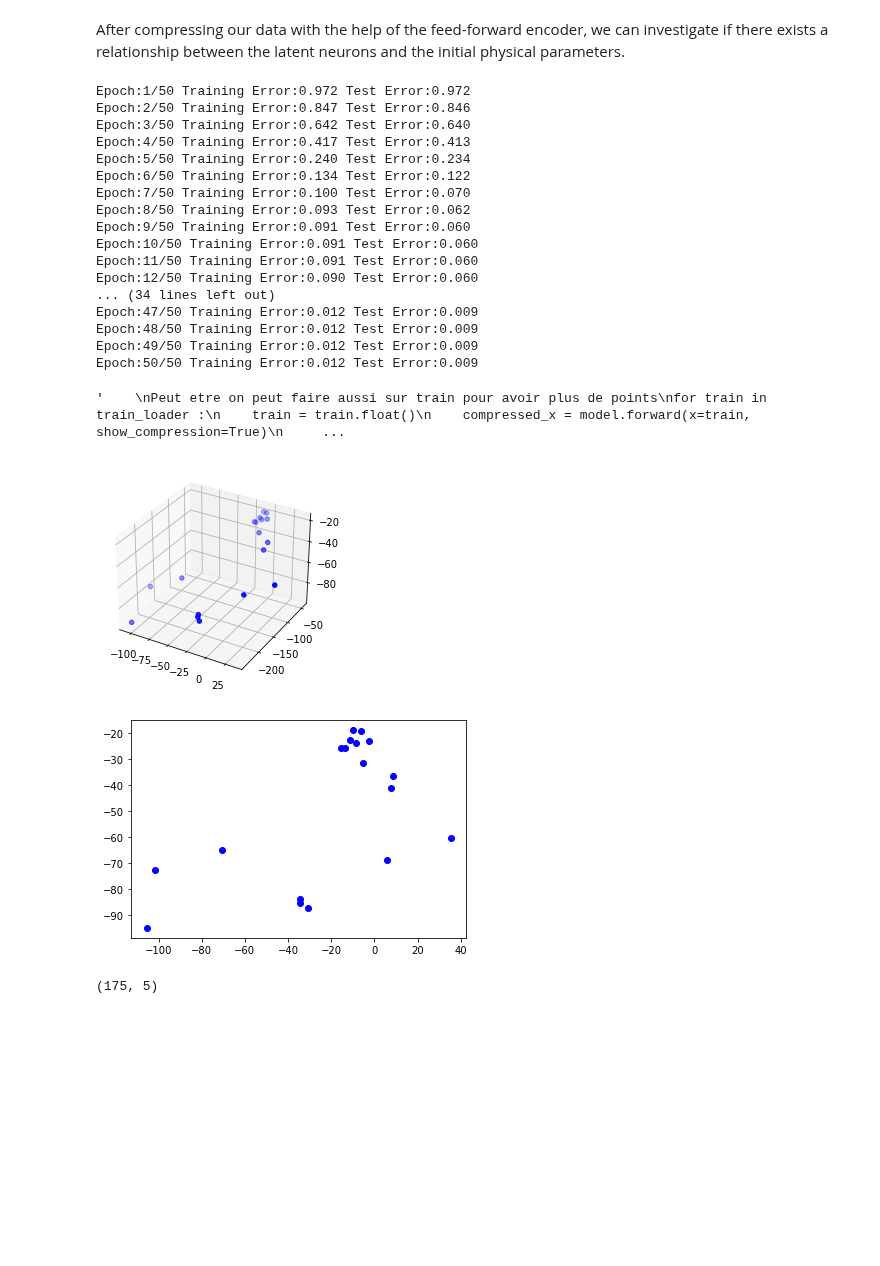
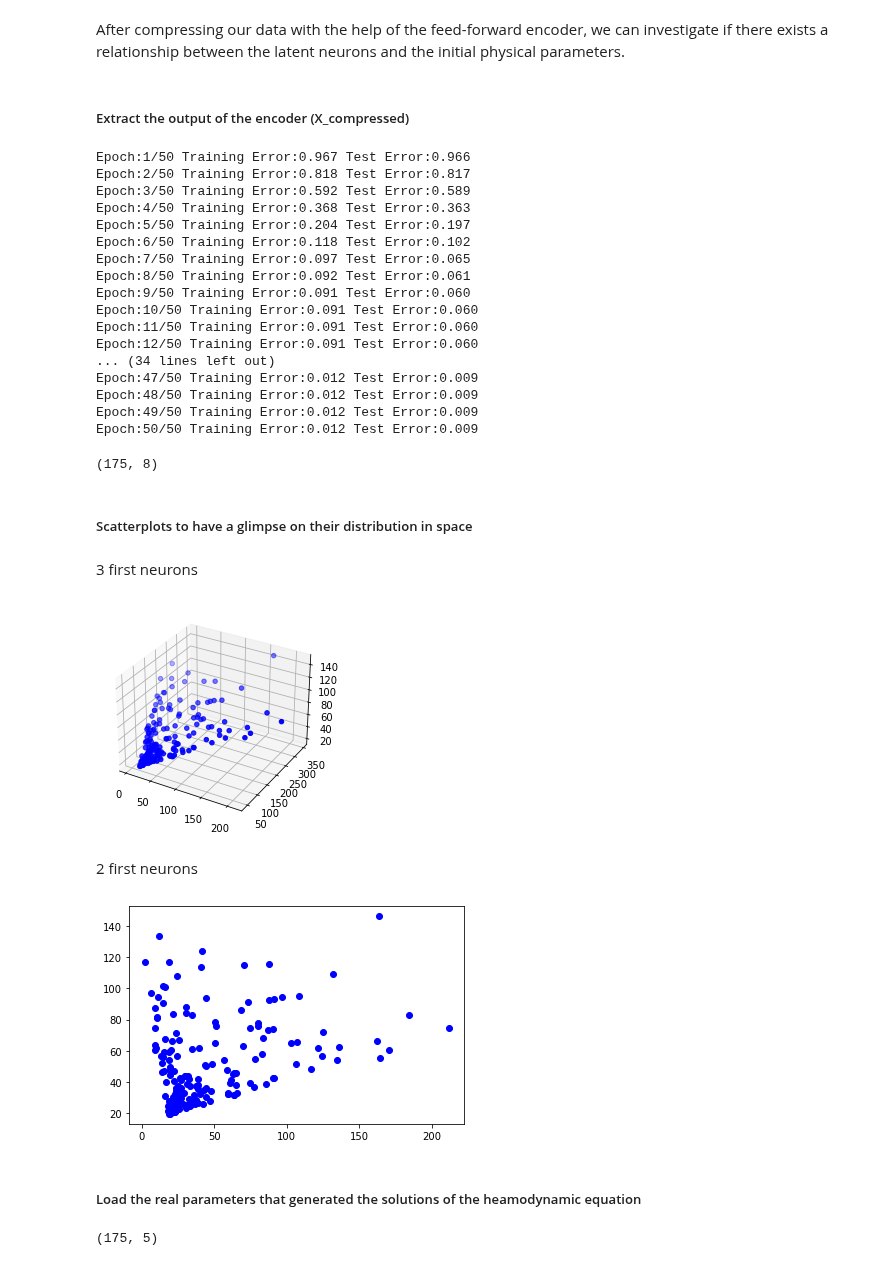
Before and after one commit to CS-433/ml-project-2-thevipers2, a Jupyter notebook: main.ipynb, the cells around one changed output. Drawn from its saved outputs; the diff is of its cells as text; code cells hidden in the pictures; blank space fills up the shorter version.

```diff
--- a/main.ipynb
+++ b/main.ipynb
@@ -492,13 +492,15 @@ cPickle.dump( test_errors , open( name, "wb" ) )
 ## 5. Physical interpretation <a name="physical"></a>
 # %% [markdown]
 After compressing our data with the help of the feed-forward encoder, we can investigate if there exists a relationship between the latent neurons and the initial physical parameters.
+# %% [markdown]
+##### Extract the output of the encoder (X_compressed)
 # %%
 import _pickle as cPickle
 
 # define the parameters of the model
-learningRate= best_lr
-neuron_ = best_neurons_nb
-epochs=50
+learningRate= 0.0001 #best_lr
+neuron_ = 8 #best_neurons_nb
+epochs= 50
 criterion = nn.MSELoss()
 
 
@@ -531,52 +533,59 @@ for epoch in range(epochs):
 
 #Look at the compression
 compressed_X = []
+for train in train_loader :
+    train = train.float()
+    compressed_x = model.forward(x=train, show_compression=True)
+    compressed_X.append(compressed_x.detach().numpy())
+
 for test in test_loader :
     test = test.float()
     compressed_x = model.forward(x=test, show_compression=True)
     compressed_X.append(compressed_x.detach().numpy())
-
-'''
-Peut etre on peut faire aussi sur train pour avoir plus de points
-for train in train_loader :
-    train = train.float()
-    compressed_x = model.forward(x=train, show_compression=True)
-    compressed_X.append(compressed_x.detach().numpy())
-'''
 # %% [output]
-Epoch:1/50 Training Error:0.972 Test Error:0.972
-Epoch:2/50 Training Error:0.847 Test Error:0.846
-Epoch:3/50 Training Error:0.642 Test Error:0.640
-Epoch:4/50 Training Error:0.417 Test Error:0.413
-Epoch:5/50 Training Error:0.240 Test Error:0.234
-Epoch:6/50 Training Error:0.134 Test Error:0.122
-Epoch:7/50 Training Error:0.100 Test Error:0.070
-Epoch:8/50 Training Error:0.093 Test Error:0.062
+Epoch:1/50 Training Error:0.967 Test Error:0.966
+Epoch:2/50 Training Error:0.818 Test Error:0.817
+Epoch:3/50 Training Error:0.592 Test Error:0.589
+Epoch:4/50 Training Error:0.368 Test Error:0.363
+Epoch:5/50 Training Error:0.204 Test Error:0.197
+Epoch:6/50 Training Error:0.118 Test Error:0.102
+Epoch:7/50 Training Error:0.097 Test Error:0.065
+Epoch:8/50 Training Error:0.092 Test Error:0.061
 Epoch:9/50 Training Error:0.091 Test Error:0.060
 Epoch:10/50 Training Error:0.091 Test Error:0.060
 Epoch:11/50 Training Error:0.091 Test Error:0.060
-Epoch:12/50 Training Error:0.090 Test Error:0.060
+Epoch:12/50 Training Error:0.091 Test Error:0.060
 ... (34 lines left out)
 Epoch:47/50 Training Error:0.012 Test Error:0.009
 Epoch:48/50 Training Error:0.012 Test Error:0.009
 Epoch:49/50 Training Error:0.012 Test Error:0.009
 Epoch:50/50 Training Error:0.012 Test Error:0.009
-'    \nPeut etre on peut faire aussi sur train pour avoir plus de points\nfor train in train_loader :\n    train = train.float()\n    compressed_x = model.forward(x=train, show_compression=True)\n     ...
 # %%
-compressed_X = np.squeeze(np.array(compressed_X))
+comp_X = np.concatenate(np.squeeze(np.array(compressed_X)))
+print(comp_X.shape)
+# %% [output]
+(175, 8)
+# %% [markdown]
+##### Scatterplots to have a glimpse on their distribution in space
+# %% [markdown]
+3 first neurons
 # %%
 fig = plt.figure()
 ax = fig.add_subplot(111, projection='3d')
 
-ax.scatter(compressed_X[:,0], compressed_X[:,1], compressed_X[:,2], c = 'b', marker='o')
+ax.scatter(comp_X[:,0], comp_X[:,1], comp_X[:,2], c = 'b', marker='o')
 plt.show()
 # %% [output]
-[figure, old version]
+[figure, new version]
+# %% [markdown]
+2 first neurons
 # %%
-plt.scatter(compressed_X[:,0], compressed_X[:,2], c = 'b', marker='o')
+plt.scatter(comp_X[:,0], comp_X[:,2], c = 'b', marker='o')
 plt.show()
 # %% [output]
-[figure, old version]
+[figure, new version]
+# %% [markdown]
+##### Load the real parameters that generated the solutions of the heamodynamic equation
 # %%
 compressed_Y_pd = pd.read_csv("Data/params_middle_small.csv.bz2", header=None)
 compressed_Y = compressed_Y_pd.to_numpy()
```
Also changed, not shown: parts of 6 cells of this notebook.
